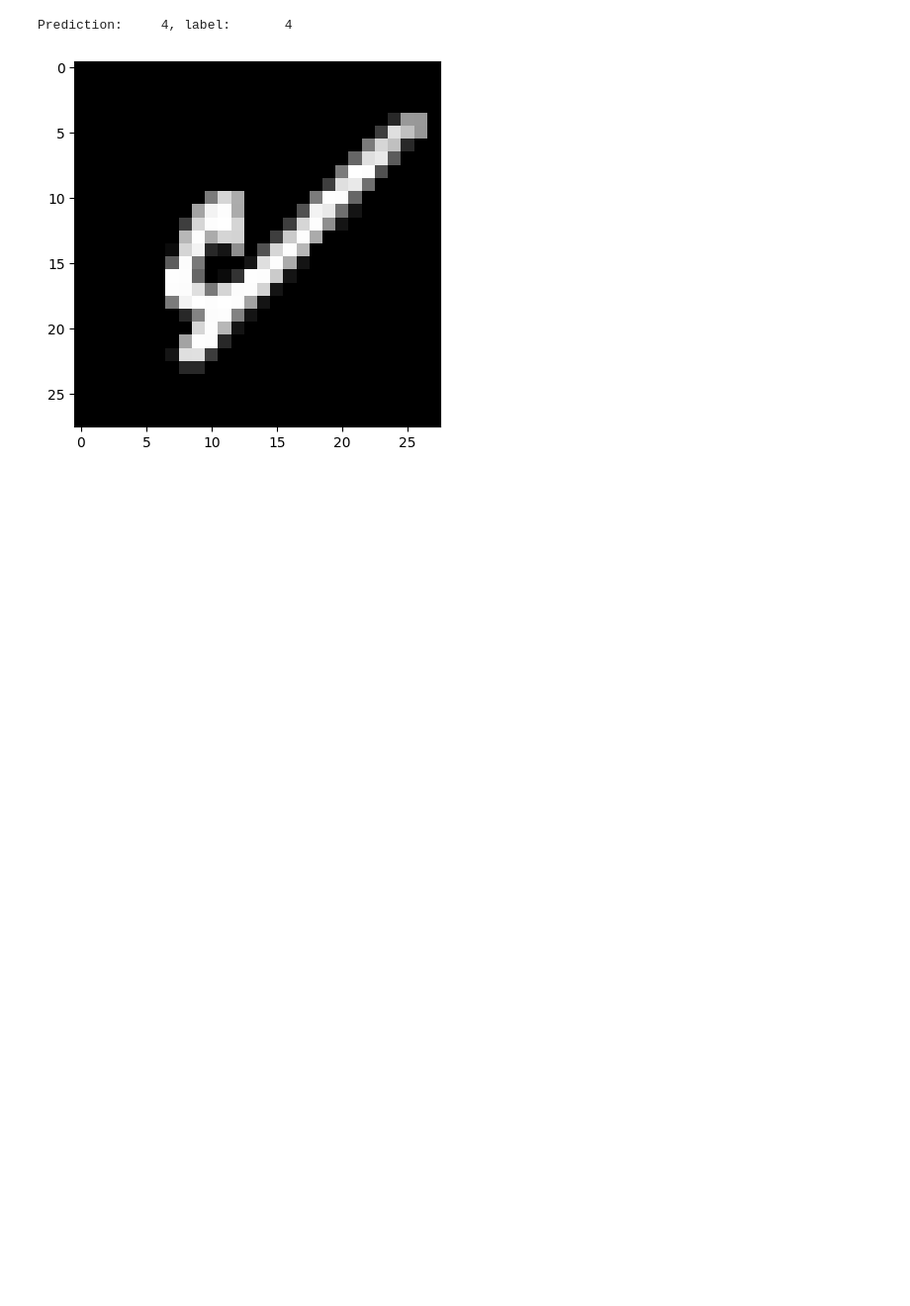
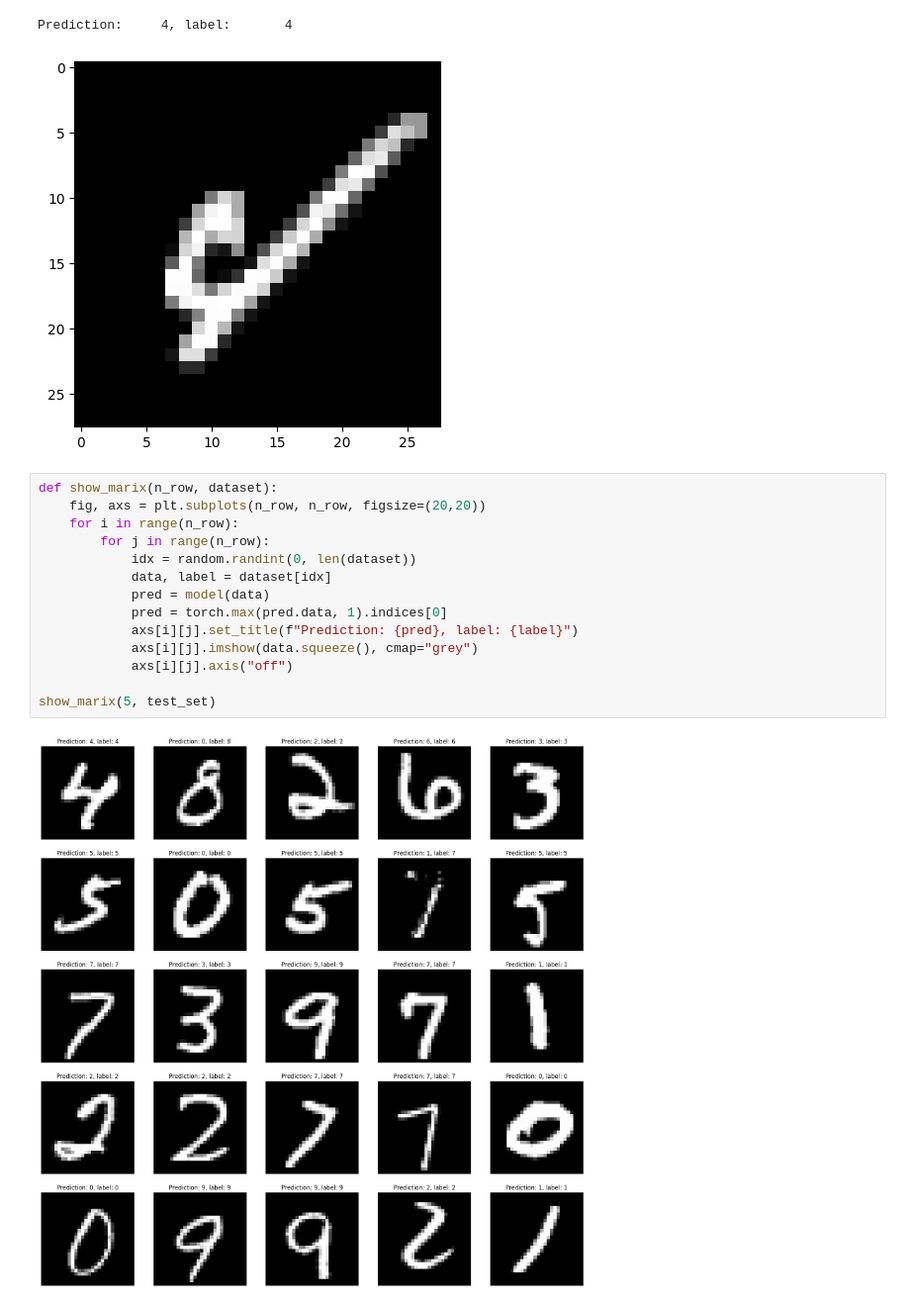
Before and after one commit to chunyang-w/mini-ViT, a Jupyter notebook: atten_mnist.ipynb, the cells around one changed output. Shown at 99% size. Cells and saved outputs as stored; diff of their text form; blank space fills up the shorter version.

```diff
--- a/atten_mnist.ipynb
+++ b/atten_mnist.ipynb
@@ -427,3 +427,19 @@ visualize(model, test_set)
 # %% [output]
 Prediction:     4, label:       4
 [figure]
+# %%
+def show_marix(n_row, dataset):
+    fig, axs = plt.subplots(n_row, n_row, figsize=(20,20))
+    for i in range(n_row):
+        for j in range(n_row):
+            idx = random.randint(0, len(dataset))
+            data, label = dataset[idx]
+            pred = model(data)
+            pred = torch.max(pred.data, 1).indices[0]
+            axs[i][j].set_title(f"Prediction: {pred}, label: {label}")
+            axs[i][j].imshow(data.squeeze(), cmap="grey")
+            axs[i][j].axis("off")
+
+show_marix(5, test_set)
+# %% [output]
+[figure, added]
```
Also changed, not shown: 2 other files.
